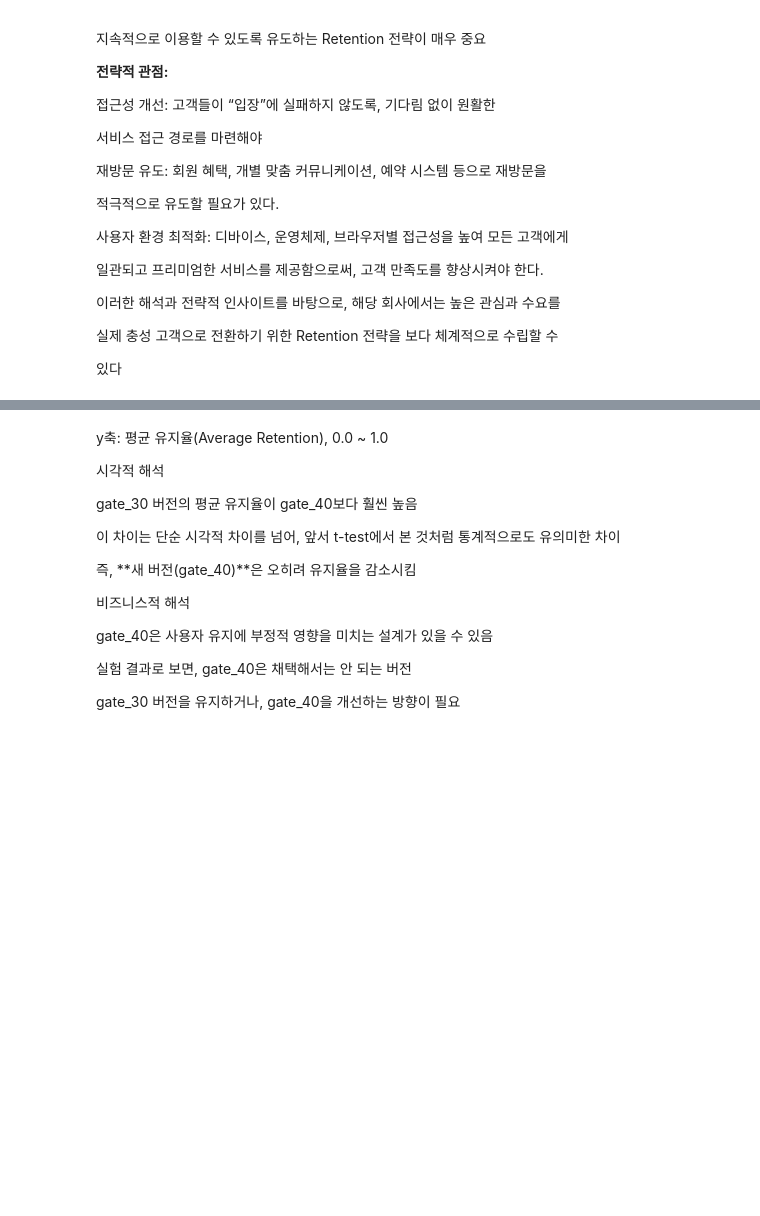
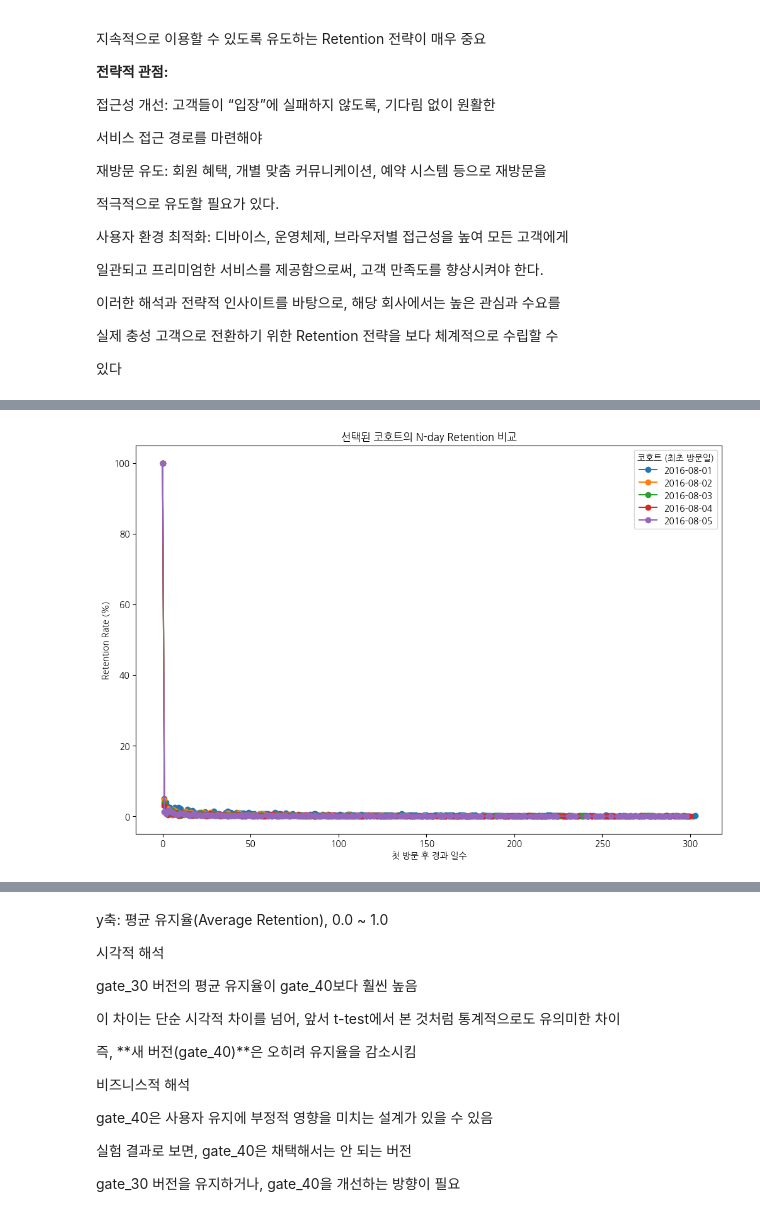
Before and after one commit to SeounghwanPark/first-repository, a Jupyter notebook: MQ08_C1_0410.ipynb, the cells around one changed output, grey strips where cells are left out. Cells and saved outputs as stored; diff of their text form; code cells hidden in the pictures; blank space fills up the shorter version.

```diff
--- a/MQ08_C1_0410.ipynb
+++ b/MQ08_C1_0410.ipynb
@@ -545,0 +533,21 @@ plt.show()
+# %%
+# 3. 다수 코호트의 Retention 변화(코호트 차트)
+# 분석에 사용할 몇 개의 코호트를 선택합니다. (예: 처음 5개의 코호트)
+selected_cohorts = sorted(cohort_data['first_visit_date'].unique())[:5]
+
+plt.figure(figsize=(12, 8))
+for cohort in selected_cohorts:
+    cohort_subset = cohort_data[cohort_data['first_visit_date'] == cohort].copy()
+    # 각 코호트의 day 0 기준 사용자 수 계산
+    baseline_value = cohort_subset[cohort_subset['days_since_first_visit'] == 0]['n_users'].iloc[0]
+    cohort_subset['retention_rate'] = cohort_subset['n_users'] / baseline_value * 100
+    plt.plot(cohort_subset['days_since_first_visit'],
+             cohort_subset['retention_rate'], marker='o', label=str(cohort.date()))
+
+plt.title("선택된 코호트의 N-day Retention 비교")
+plt.xlabel("첫 방문 후 경과 일수")
+plt.ylabel("Retention Rate (%)")
+plt.legend(title="코호트 (최초 방문일)")
+plt.show()
+# %% [output]
+[figure, added]
```
Also changed, not shown: parts of 32 cells of this notebook.
